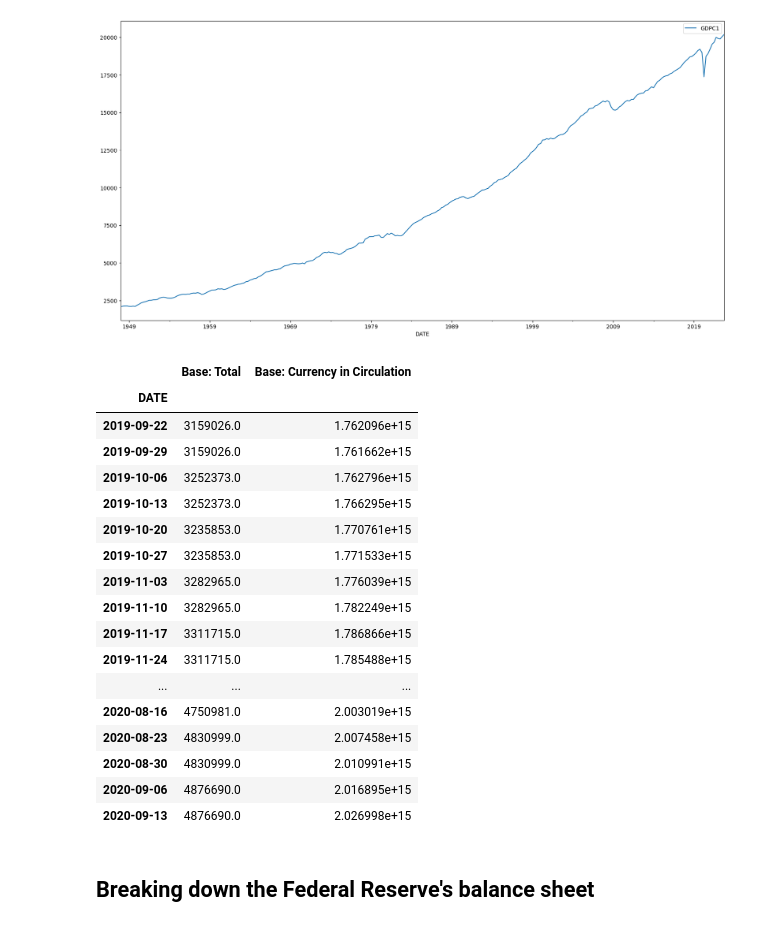
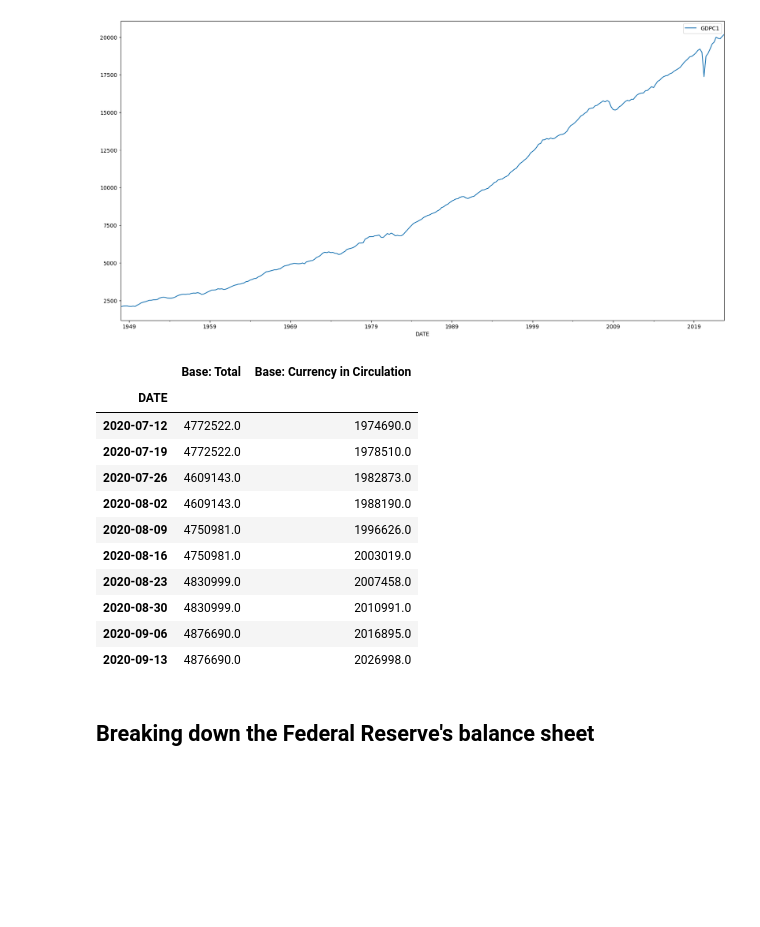
Before and after one commit to audrabuysse/Econ-411, a Jupyter notebook: In Class Projects/In Class Projects/Project 6 - Visualizing Monetary Policy.ipynb, the cells around one changed output. Drawn from its saved outputs; the diff is of its cells as text; code cells hidden in the pictures; blank space fills up the shorter version.

```diff
--- a/In Class Projects/In Class Projects/Project 6 - Visualizing Monetary Policy.ipynb
+++ b/In Class Projects/In Class Projects/Project 6 - Visualizing Monetary Policy.ipynb
@@ -84,27 +84,21 @@ data = gather_data(data_codes = data_codes,
 # %%
 data["Base: Currency in Circulation"] = data["Base: Currency in Circulation"].mul(1000)
 # %%
-# last year because data is weekly
-data.iloc[-52:]
+# data is weekly
+data.iloc[-10:]
 # %% [output]
 |  | Base: Total | Base: Currency in Circulation |
 | DATE |  |  |
-| 2019-09-22 | 3159026.0 | 1.762096e+15 |
-| 2019-09-29 | 3159026.0 | 1.761662e+15 |
-| 2019-10-06 | 3252373.0 | 1.762796e+15 |
-| 2019-10-13 | 3252373.0 | 1.766295e+15 |
-| 2019-10-20 | 3235853.0 | 1.770761e+15 |
-| 2019-10-27 | 3235853.0 | 1.771533e+15 |
-| 2019-11-03 | 3282965.0 | 1.776039e+15 |
-| 2019-11-10 | 3282965.0 | 1.782249e+15 |
-| 2019-11-17 | 3311715.0 | 1.786866e+15 |
-| 2019-11-24 | 3311715.0 | 1.785488e+15 |
-| ... | ... | ... |
-| 2020-08-16 | 4750981.0 | 2.003019e+15 |
-| 2020-08-23 | 4830999.0 | 2.007458e+15 |
-| 2020-08-30 | 4830999.0 | 2.010991e+15 |
-| 2020-09-06 | 4876690.0 | 2.016895e+15 |
-| 2020-09-13 | 4876690.0 | 2.026998e+15 |
+| 2020-07-12 | 4772522.0 | 1974690.0 |
+| 2020-07-19 | 4772522.0 | 1978510.0 |
+| 2020-07-26 | 4609143.0 | 1982873.0 |
+| 2020-08-02 | 4609143.0 | 1988190.0 |
+| 2020-08-09 | 4750981.0 | 1996626.0 |
+| 2020-08-16 | 4750981.0 | 2003019.0 |
+| 2020-08-23 | 4830999.0 | 2007458.0 |
+| 2020-08-30 | 4830999.0 | 2010991.0 |
+| 2020-09-06 | 4876690.0 | 2016895.0 |
+| 2020-09-13 | 4876690.0 | 2026998.0 |
 # %% [markdown]
 ## Breaking down the Federal Reserve's balance sheet
 # %%
```
Also changed, not shown: parts of 23 cells of this notebook, 2 other files.
